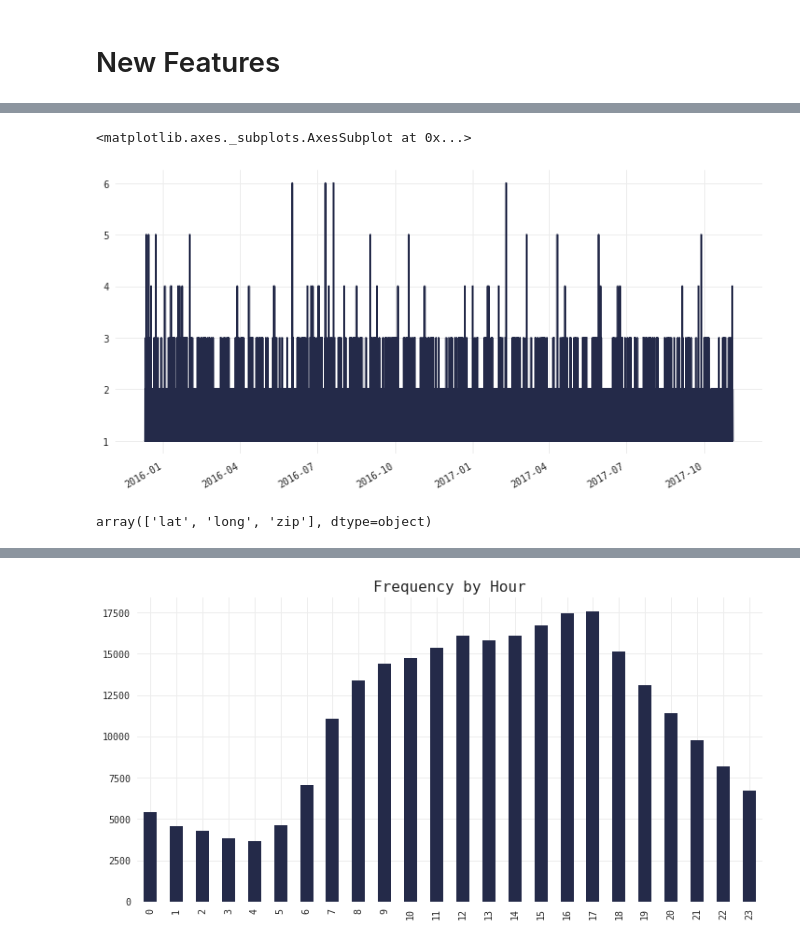
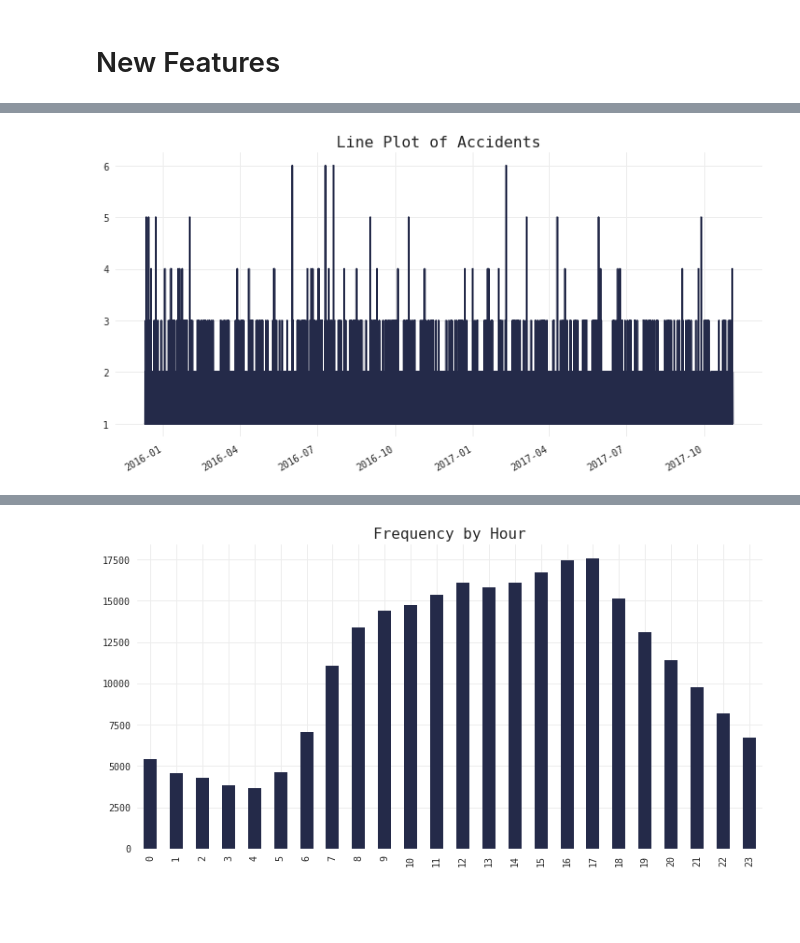
Before and after one commit to qu4ku/datasets-analysis, a Jupyter notebook: 006-emergency-911-calls.ipynb, the cells around one changed output, grey strips where cells are left out. Drawn from its saved outputs; the diff is of its cells as text; code cells hidden in the pictures; blank space fills up the shorter version.

```diff
--- a/006-emergency-911-calls.ipynb
+++ b/006-emergency-911-calls.ipynb
@@ -173,6 +180,8 @@ df['year'] = df.timeStamp.dt.year
 df['month'] = df.timeStamp.dt.month
 df['dow'] = df.timeStamp.dt.dayofweek
 df['hour'] = df.timeStamp.dt.hour
+# %%
+df['zip'] = df.zip.dropna().apply(lambda x: str(x).split('.')[0])
 # %%
 df['type'] = df.title.apply(lambda x: x.split(':')[0])
 df['accident'] = df.title.apply(lambda x: x.split(':')[1].strip(' -'))
@@ -205,9 +194,5 @@ Name: subtype, Length: 266543, dtype: object
 # %%
 df.timeStamp.value_counts().sort_index().plot(kind='line', color=MC)
+plt.title('Line Plot of Accidents');
 # %% [output]
-<matplotlib.axes._subplots.AxesSubplot at 0x...>
-[figure, old version]
+[figure, new version]
-# %%
-df._get_numeric_data().columns.values
-# %% [output]
-array(['lat', 'long', 'zip'], dtype=object)
```
Also changed, not shown: parts of 25 cells of this notebook.
